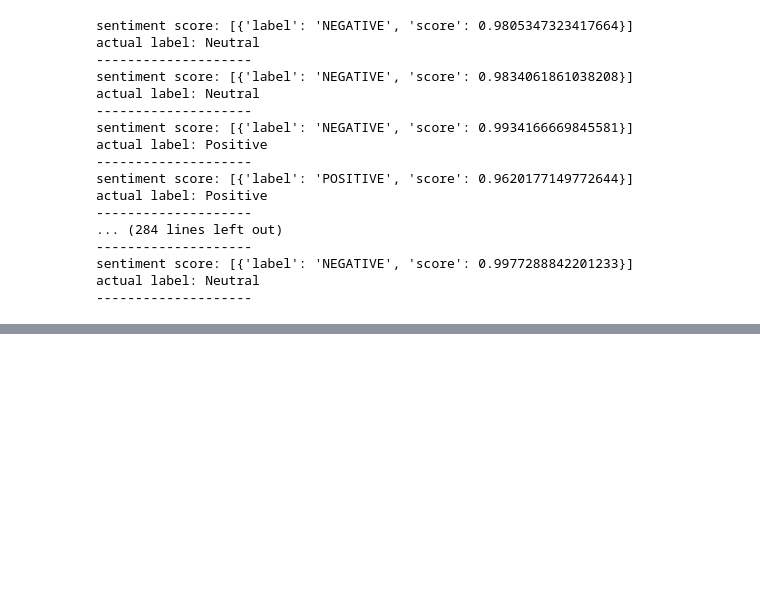
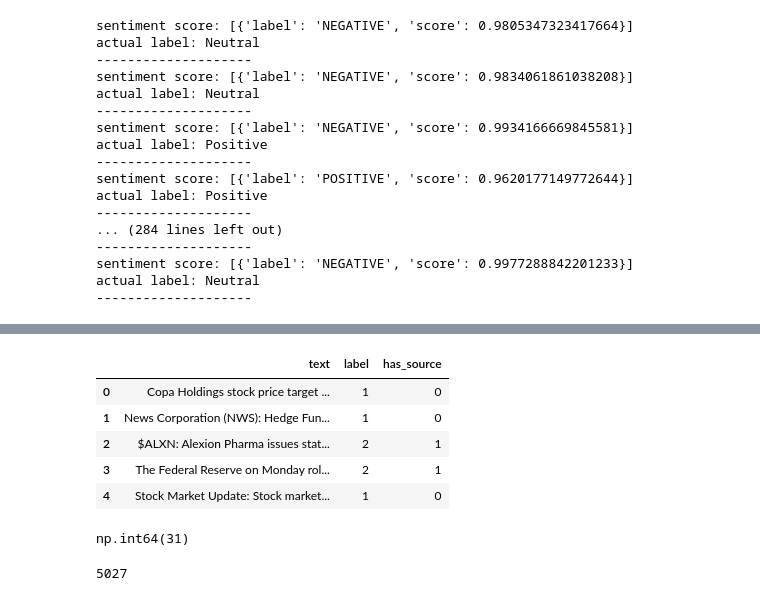
Before and after one commit to ForYourEyesOnlyyy/Sentiment_Analysis_for_Financial_News, a Jupyter notebook: notebooks/feature_engineering.ipynb, the cells around one changed output, grey strips where cells are left out. Cells and saved outputs as stored; diff of their text form; code cells hidden in the pictures; blank space fills up the shorter version.

```diff
--- a/notebooks/feature_engineering.ipynb
+++ b/notebooks/feature_engineering.ipynb
@@ -245,0 +259,6 @@ actual label: Neutral
+# %%
+import pandas as pd
+
+df = pd.read_csv("../data/processed/twitter-financial-news-sentiment/samples/sample1.csv")
+
+df.head()
@@ -245,0 +272,28 @@ actual label: Neutral
+# %%
+import re
+
+def process_source_links(row):
+    if 'https' in row['text']:
+        row['text'] = re.sub(r'http\S+', '', row['text']).strip()
+        row['has_source'] = 1
+    else:
+        row['has_source'] = 0
+    return row
+# %%
+df = df.apply(process_source_links, axis=1)
+# %%
+df.head()
+# %% [output]
+|  | text | label | has_source |
+| 0 | Copa Holdings stock price target ... | 1 | 0 |
+| 1 | News Corporation (NWS): Hedge Fun... | 1 | 0 |
+| 2 | $ALXN: Alexion Pharma issues stat... | 2 | 1 |
+| 3 | The Federal Reserve on Monday rol... | 2 | 1 |
+| 4 | Stock Market Update: Stock market... | 1 | 0 |
+# %%
+def count_words(text):
+    return len(str(text).split())
+
+df['text'].apply(count_words).max()
+# %% [output]
+np.int64(31)
@@ -245,0 +330,6 @@ actual label: Neutral
+# %%
+tokenizer = AutoTokenizer.from_pretrained('bert-base-uncased')
+dataset = FinancialTweetsDataset(df['text'].tolist(), df['has_source'].tolist(), df['label'].tolist(), tokenizer)
+len(dataset)
+# %% [output]
+5027
```
Also changed, not shown: parts of 7 cells of this notebook, 1 other file.
